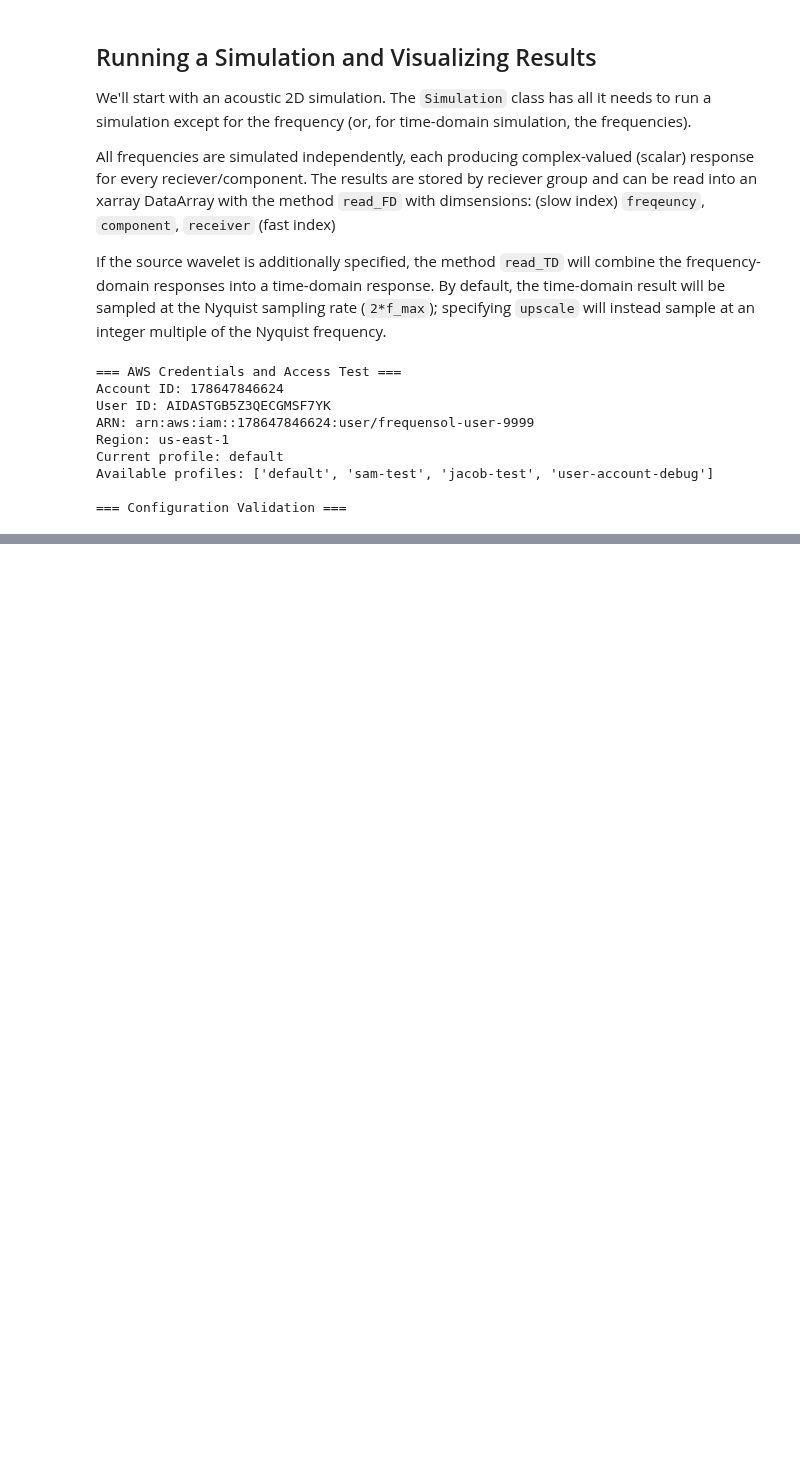
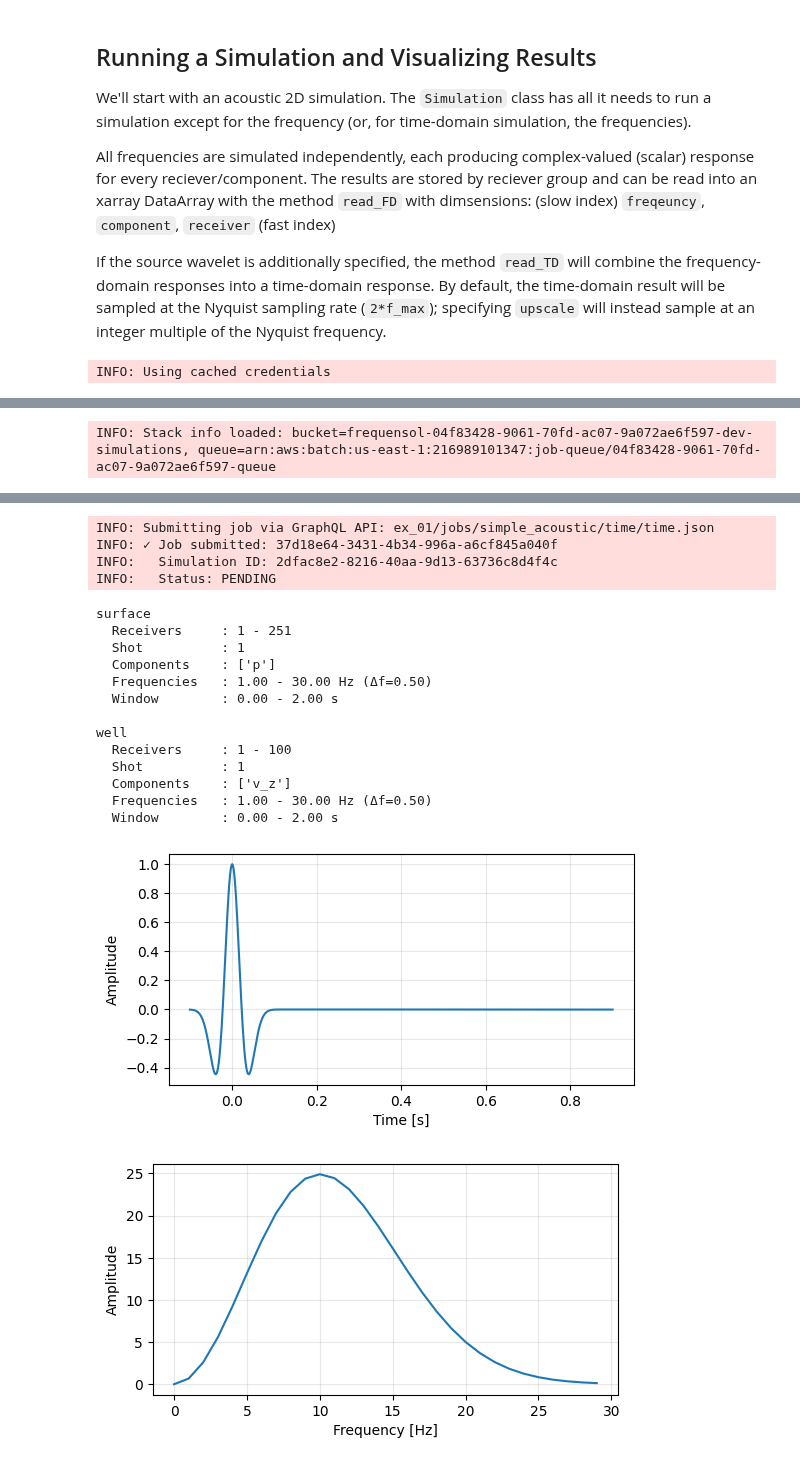
Before and after one commit to FrequenSol/FrequenSolve, a Jupyter notebook: examples/ex01_simple.ipynb, the cells around one changed output, grey strips where cells are left out. Drawn from its saved outputs; the diff is of its cells as text; code cells hidden in the pictures; blank space fills up the shorter version.

Commit message:
modify AWS Site to work with the amplify version of the cloud application

```diff
--- a/examples/ex01_simple.ipynb
+++ b/examples/ex01_simple.ipynb
@@ -223,24 +223,10 @@ If the source wavelet is additionally specified, the method `read_TD` will combi
 # %%
 # --- Connect to site ---
 import boto3
+import os
+import time
 
-aws_access_key_id = "AKIASTGB5Z3QGPNVKLWY"
-aws_secret_access_key = "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"
-aws_region = "us-east-1"
-
-session = boto3.Session(
-    aws_access_key_id=aws_access_key_id,
-    aws_secret_access_key=aws_secret_access_key,
-    region_name=aws_region
-)
-
-config = AWSSiteConfig(
-    job_queue = "9999-Jacob_Badger-queue",
-    job_definition = "9999-Jacob_Badger-simulation-job",
-    region = "us-east-1",
-    s3_bucket = "frequensol-local-9999-sim"
-)
-site = AWSSite(session, config)
+site = AWSSite(domain="localhost:5173")
 
 site.sync(project)
 
@@ -253,8 +239,11 @@ td_job = TimeDomainJob(
     T_max = 2.0
 )
 
+print(td_job.records)
+
 # Submit job to site
-site.submit(td_job)
+site.submit(td_job, vcpu=4, memory=2048*4)
+time.sleep(15 * 60) # Poor-man's wait for the job to finish
 
 # Get results from the site
 trace_db = site.fetch_traces(td_job)
@@ -281,12 +270,4 @@ for group in trace_db.groups:
             )
             plt.show()
 # %% [output]
-=== AWS Credentials and Access Test ===
-Account ID: 178647846624
-User ID: AIDASTGB5Z3QECGMSF7YK
-ARN: arn:aws:iam::178647846624:user/frequensol-user-9999
-Region: us-east-1
-Current profile: default
-Available profiles: ['default', 'sam-test', 'jacob-test', 'user-account-debug']
-
-=== Configuration Validation ===
+INFO: Using cached credentials
@@ -293,0 +291 @@ RuntimeError: Failed to validate AWS Batch configuration: An error occurred (Acc
+INFO: Stack info loaded: bucket=frequensol-04f83428-9061-70fd-ac07-9a072ae6f597-dev-simulations, queue=arn:aws:batch:us-east-1:216989101347:job-queue/04f83428-9061-70fd-ac07-9a072ae6f597-queue
@@ -293,0 +309,19 @@ RuntimeError: Failed to validate AWS Batch configuration: An error occurred (Acc
+INFO: Submitting job via GraphQL API: ex_01/jobs/simple_acoustic/time/time.json
+INFO: ✓ Job submitted: 37d18e64-3431-4b34-996a-a6cf845a040f
+INFO:   Simulation ID: 2dfac8e2-8216-40aa-9d13-63736c8d4f4c
+INFO:   Status: PENDING
+surface
+  Receivers     : 1 - 251
+  Shot          : 1
+  Components    : ['p']
+  Frequencies   : 1.00 - 30.00 Hz (Δf=0.50)
+  Window        : 0.00 - 2.00 s
+
+well
+  Receivers     : 1 - 100
+  Shot          : 1
+  Components    : ['v_z']
+  Frequencies   : 1.00 - 30.00 Hz (Δf=0.50)
+  Window        : 0.00 - 2.00 s
+[figure, added]
+[figure, added]
```
Also changed, not shown: parts of 1 cell of this notebook, 21 other files.
